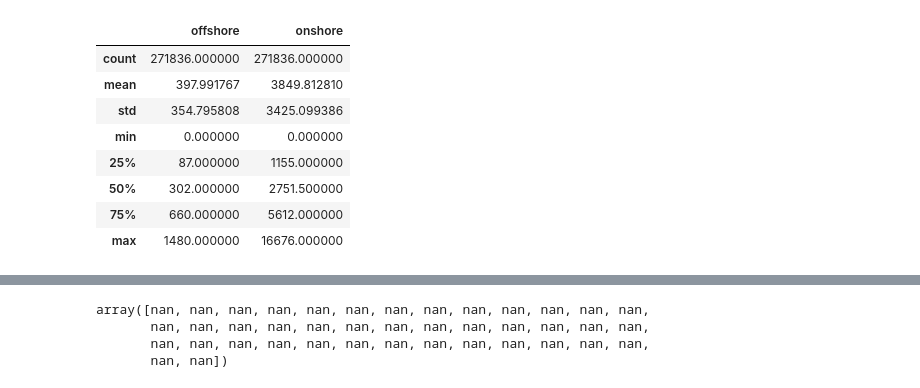
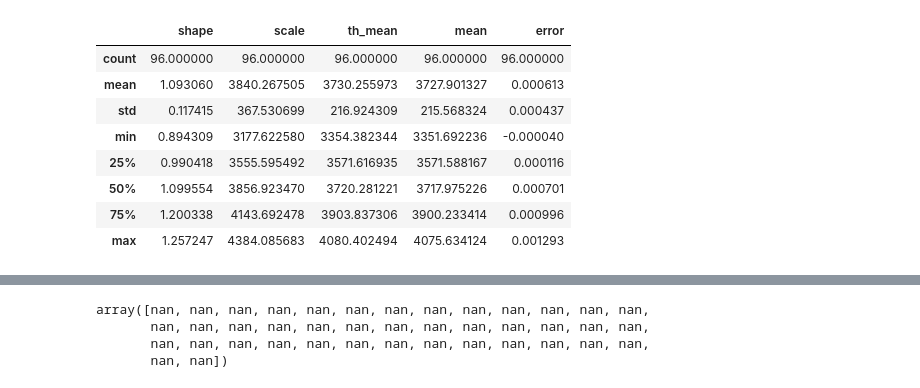
Before and after one commit to Manuel3567/master-thesis, a Jupyter notebook: notebooks/002_electricity_generation.ipynb, the cells around one changed output, grey strips where cells are left out. Saved outputs shown, nothing was run; the diff lists cells and outputs as text; code cells hidden in the pictures.

```diff
--- a/notebooks/002_electricity_generation.ipynb
+++ b/notebooks/002_electricity_generation.ipynb
@@ -25,0 +163,15 @@ memory usage: 6.4 MB
+# %%
+def get_weibull_mle(data):
+    data = data[np.isfinite(data)]
+    shape_param, loc, scale_param = weibull_min.fit(data, floc=0)  # floc=0 fixes the location parameter
+    return shape_param, scale_param
+
+def get_weibull_mles(data):
+    mles = []
+    for column in data.columns:
+        shape, scale = get_weibull_mle(data[column])
+        th_mean = scale*gamma(1+1/shape)
+        mean = data[column].mean()
+        error = (th_mean - mean) / mean
+        mles.append({"time_interval": column, "shape": shape, "scale": scale, "th_mean": th_mean, "mean": mean, "error": error})
+    return pd.DataFrame(mles)
@@ -25,0 +180,5 @@ memory usage: 6.4 MB
+# %%
+data = minute_to_daily(df)
+mles = get_weibull_mles(data)
+onshore = mles[mles['time_interval'].str.startswith('onshore')]
+onshore
@@ -26,12 +212,12 @@ memory usage: 6.4 MB
 # %%
-df.describe()
+onshore.describe()
 # %% [output]
-|  | offshore | onshore |
-| count | 271836.000000 | 271836.000000 |
-| mean | 397.991767 | 3849.812810 |
-| std | 354.795808 | 3425.099386 |
-| min | 0.000000 | 0.000000 |
-| 25% | 87.000000 | 1155.000000 |
-| 50% | 302.000000 | 2751.500000 |
-| 75% | 660.000000 | 5612.000000 |
-| max | 1480.000000 | 16676.000000 |
+|  | shape | scale | th_mean | mean | error |
+| count | 96.000000 | 96.000000 | 96.000000 | 96.000000 | 96.000000 |
+| mean | 1.093060 | 3840.267505 | 3730.255973 | 3727.901327 | 0.000613 |
+| std | 0.117415 | 367.530699 | 216.924309 | 215.568324 | 0.000437 |
+| min | 0.894309 | 3177.622580 | 3354.382344 | 3351.692236 | -0.000040 |
+| 25% | 0.990418 | 3555.595492 | 3571.616935 | 3571.588167 | 0.000116 |
+| 50% | 1.099554 | 3856.923470 | 3720.281221 | 3717.975226 | 0.000701 |
+| 75% | 1.200338 | 4143.692478 | 3903.837306 | 3900.233414 | 0.000996 |
+| max | 1.257247 | 4384.085683 | 4080.402494 | 4075.634124 | 0.001293 |
```
Also changed, not shown: parts of 45 cells of this notebook, 14 other files.
